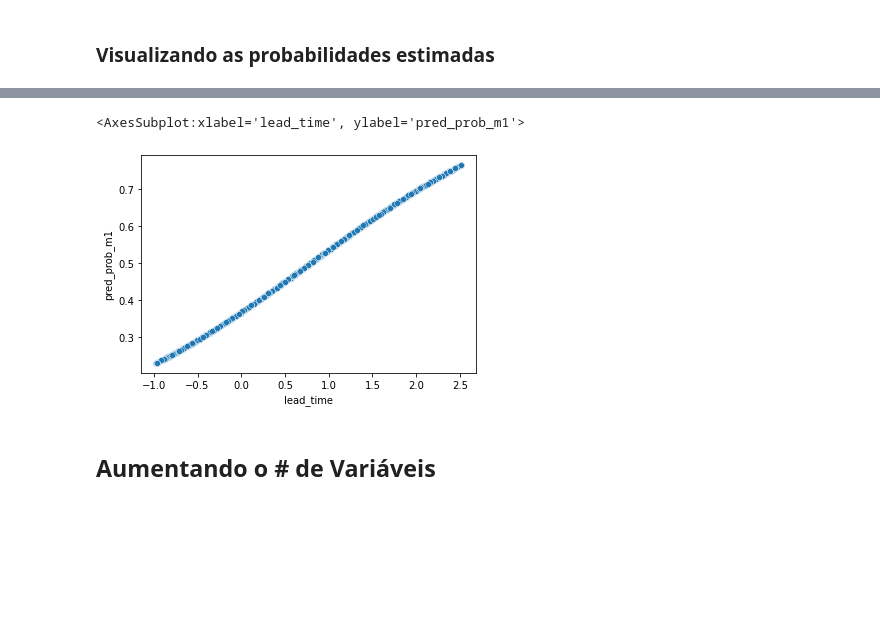
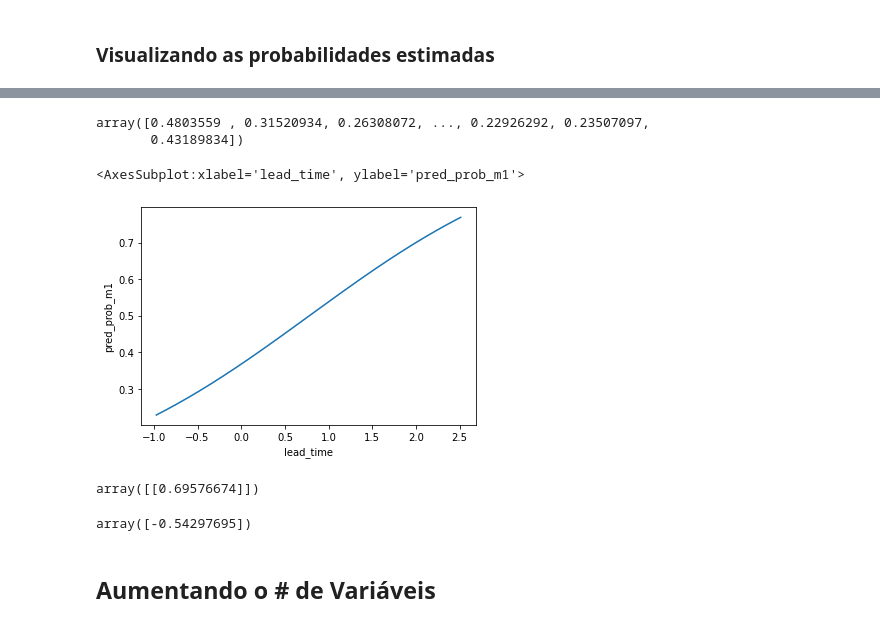
Before and after one commit to pedroteche-ih/79_PT_JUN2022, a Jupyter notebook: aulas/79 DA PT JUN-2022 Regressão Logística.ipynb, the cells around one changed output, grey strips where cells are left out. Cells and saved outputs as stored; diff of their text form; code cells hidden in the pictures; blank space fills up the shorter version.

```diff
--- a/aulas/79 DA PT JUN-2022 Regressão Logística.ipynb
+++ b/aulas/79 DA PT JUN-2022 Regressão Logística.ipynb
@@ -79,10 +115,23 @@ array([[0.64551946, 0.35448054],
+# %%
+m1.predict_proba(X_train)[:,1]
+# %% [output]
+array([0.4803559 , 0.31520934, 0.26308072, ..., 0.22926292, 0.23507097,
+       0.43189834])
 # %%
 tb_train['pred_prob_m1'] = m1.predict_proba(X_train)[:,1]
 # %%
-sns.scatterplot(data = tb_train, x = 'lead_time', y = 'pred_prob_m1')
+sns.lineplot(data = tb_train, x = 'lead_time', y = 'pred_prob_m1')
 # %% [output]
 <AxesSubplot:xlabel='lead_time', ylabel='pred_prob_m1'>
-[figure, old version]
+[figure, new version]
+# %%
+m1.coef_
+# %% [output]
+array([[0.69576674]])
+# %%
+m1.intercept_
+# %% [output]
+array([-0.54297695])
 # %% [markdown]
 ## Aumentando o # de Variáveis
 # %%
```
Also changed, not shown: parts of 30 cells of this notebook, 5 other files.
